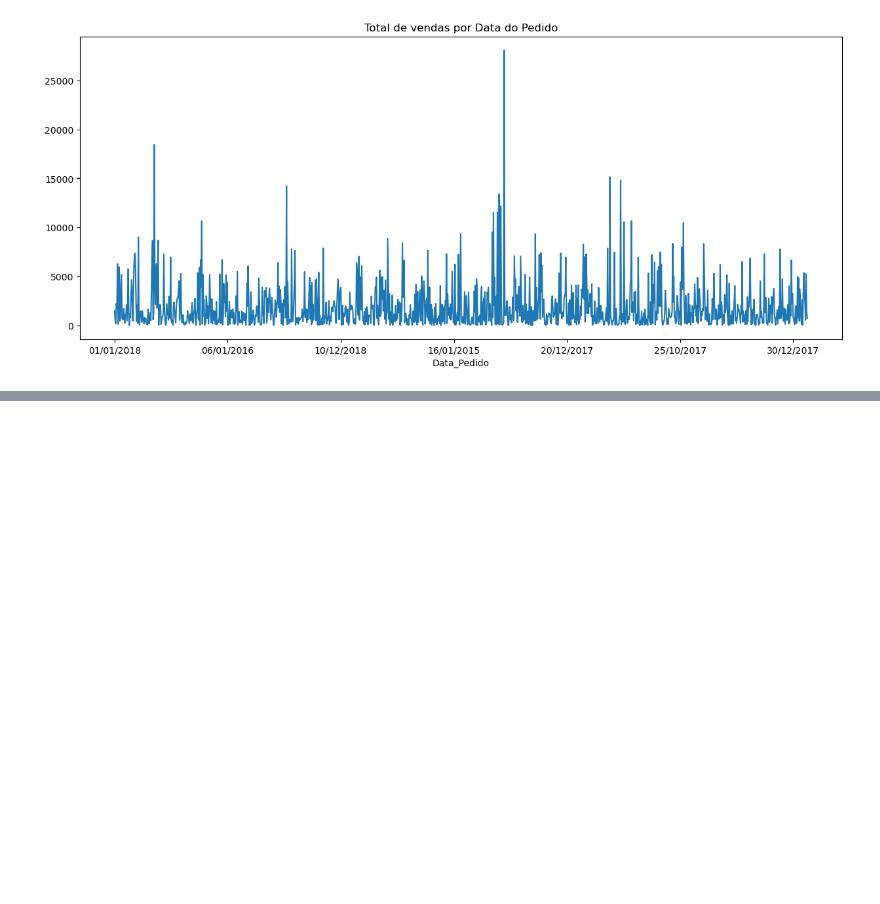
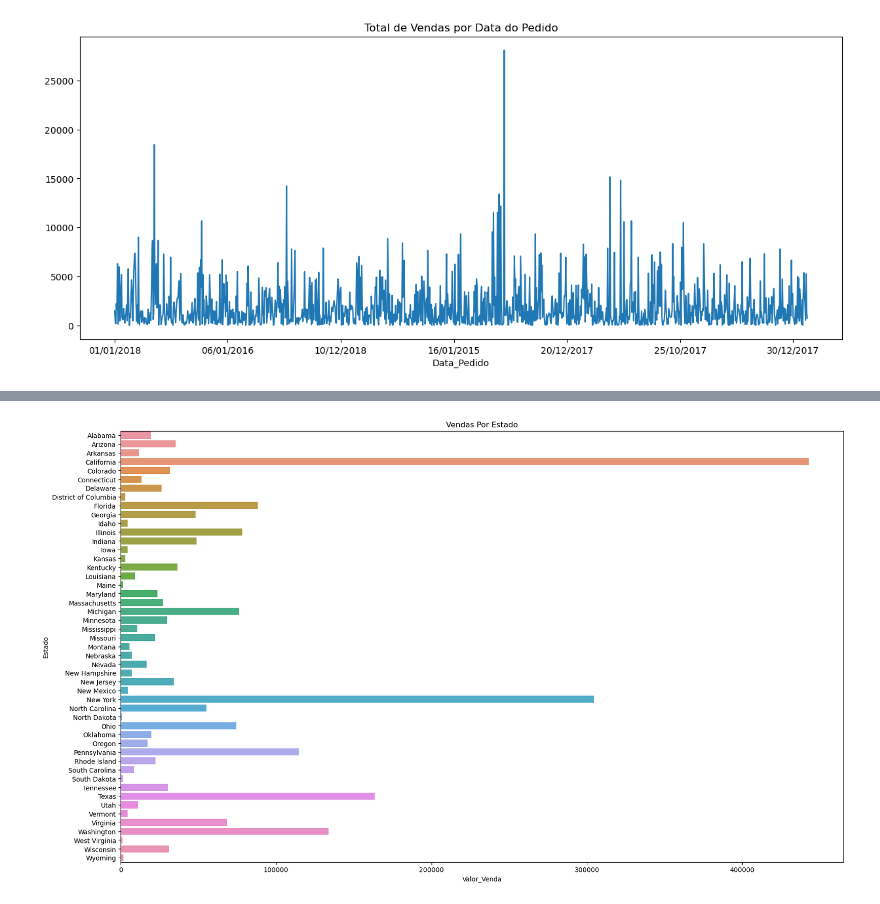
Before and after one commit to rodrigofdl/analise_exploratoria_varejo, a Jupyter notebook: analise_exploratoria_varejo.ipynb, the cells around one changed output, grey strips where cells are left out. Saved outputs shown, nothing was run; the diff lists cells and outputs as text; code cells hidden in the pictures; blank space fills up the shorter version.

```diff
--- a/analise_exploratoria_varejo.ipynb
+++ b/analise_exploratoria_varejo.ipynb
@@ -151,0 +153,3 @@ plt.show()
+# %%
+df_p3 = df.groupby('Estado')['Valor_Venda'].sum().reset_index()
+df_p3.head()
@@ -151,0 +163,8 @@ plt.show()
+# %%
+plt.figure(figsize = (20, 12))
+sns.barplot(data = df_p3,
+            y = 'Estado',
+            x = 'Valor_Venda').set(title = 'Vendas Por Estado')
+plt.show()
+# %% [output]
+[figure, added]
```
Also changed, not shown: parts of 5 cells of this notebook.
